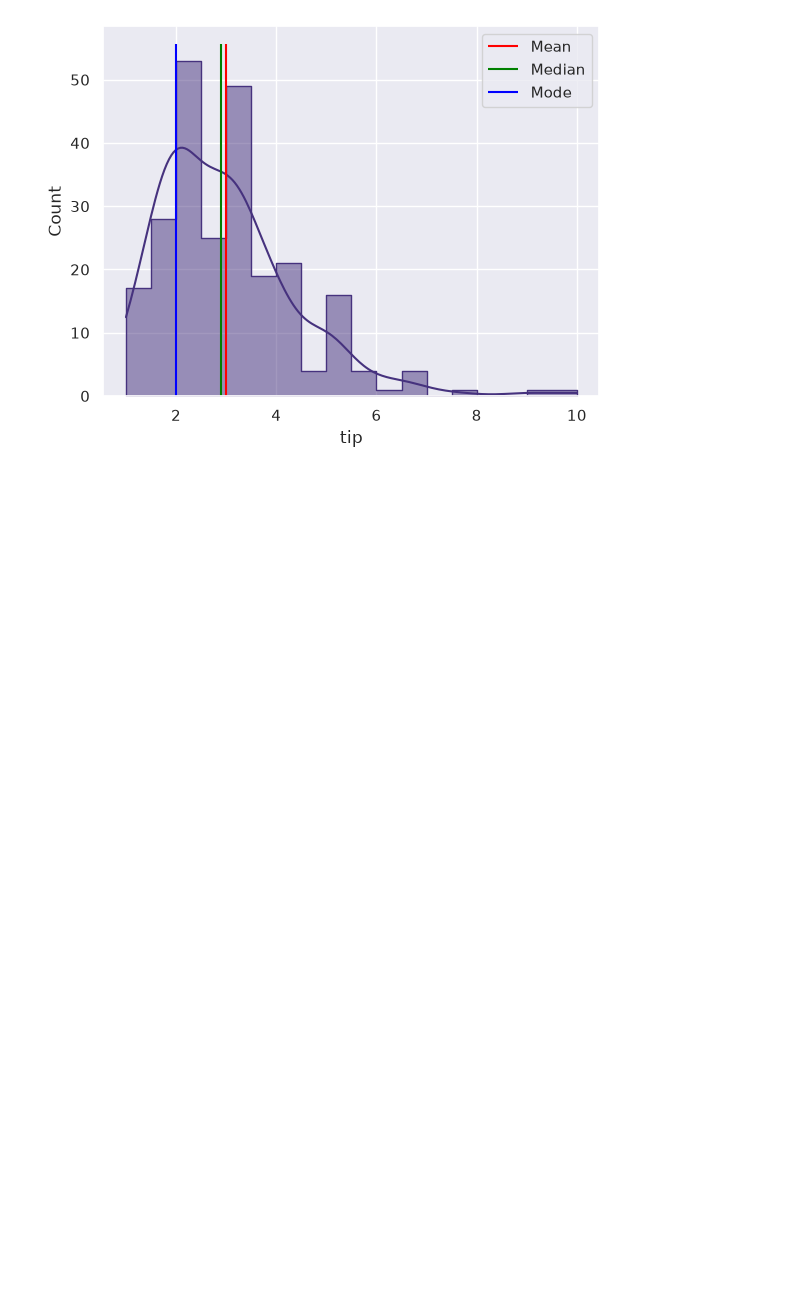
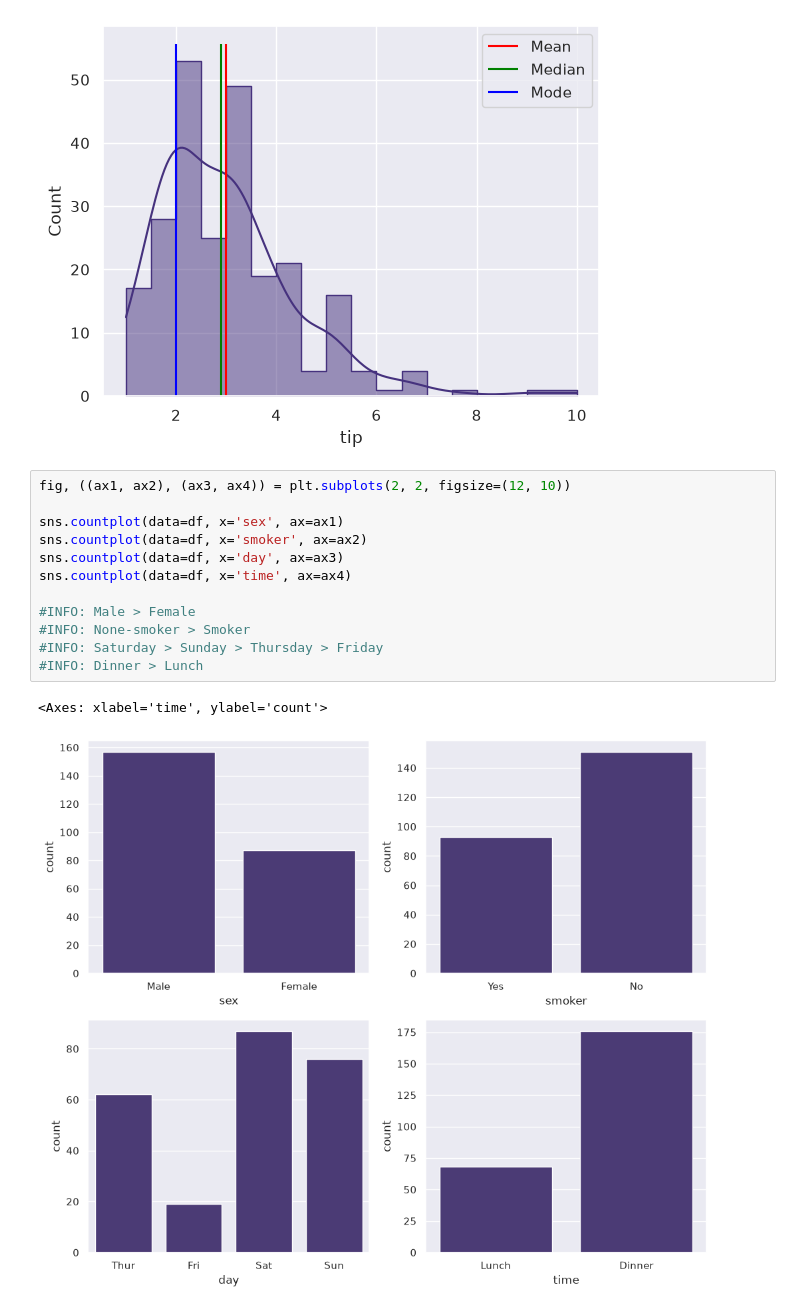
Before and after one commit to amir-razmi/tips-dataset-regression, a Jupyter notebook: notebooks/2-data-visualization.ipynb, the cells around one changed output. Saved outputs shown, nothing was run; the diff lists cells and outputs as text; blank space fills up the shorter version.

Commit message:
feat(eda): visulize countplot for all categorical features (sex, smoker, day, time)

```diff
--- a/notebooks/2-data-visualization.ipynb
+++ b/notebooks/2-data-visualization.ipynb
@@ -51,3 +51,18 @@ ax.legend()
 # %% [output]
 <matplotlib.legend.Legend at 0x...>
 [figure]
+# %%
+fig, ((ax1, ax2), (ax3, ax4)) = plt.subplots(2, 2, figsize=(12, 10))
+
+sns.countplot(data=df, x='sex', ax=ax1)
+sns.countplot(data=df, x='smoker', ax=ax2)
+sns.countplot(data=df, x='day', ax=ax3)
+sns.countplot(data=df, x='time', ax=ax4)
+
+#INFO: Male > Female
+#INFO: None-smoker > Smoker
+#INFO: Saturday > Sunday > Thursday > Friday
+#INFO: Dinner > Lunch
+# %% [output]
+<Axes: xlabel='time', ylabel='count'>
+[figure, added]
```
